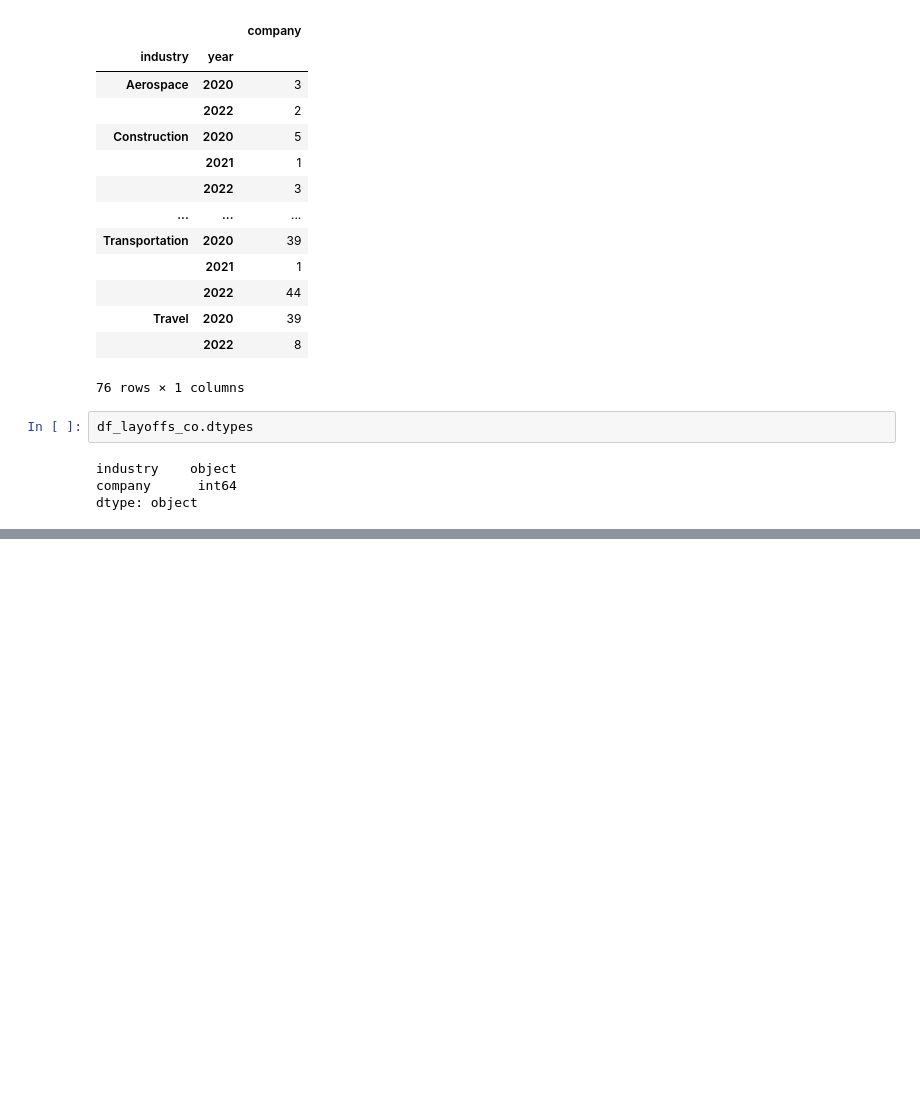
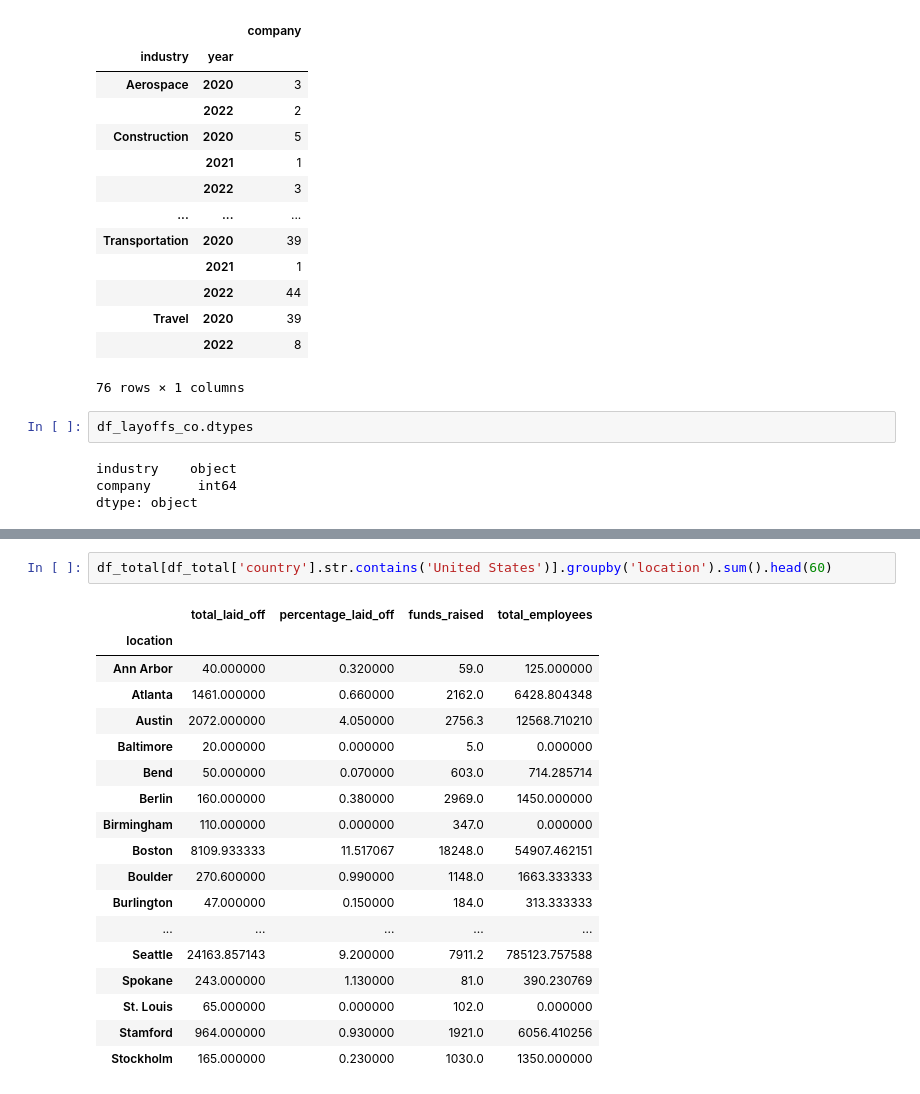
Before and after one commit to jasonphillip/Python_Data_Analysis_Project, a Jupyter notebook: Layoffs Project.ipynb, the cells around one changed output, grey strips where cells are left out. Drawn from its saved outputs; the diff is of its cells as text; blank space fills up the shorter version.

```diff
--- a/Layoffs Project.ipynb
+++ b/Layoffs Project.ipynb
@@ -782,0 +904,21 @@ plt.show()
+# %%
+df_total[df_total['country'].str.contains('United States')].groupby('location').sum().head(60)
+# %% [output]
+|  | total_laid_off | percentage_laid_off | funds_raised | total_employees |
+| location |  |  |  |  |
+| Ann Arbor | 40.000000 | 0.320000 | 59.0 | 125.000000 |
+| Atlanta | 1461.000000 | 0.660000 | 2162.0 | 6428.804348 |
+| Austin | 2072.000000 | 4.050000 | 2756.3 | 12568.710210 |
+| Baltimore | 20.000000 | 0.000000 | 5.0 | 0.000000 |
+| Bend | 50.000000 | 0.070000 | 603.0 | 714.285714 |
+| Berlin | 160.000000 | 0.380000 | 2969.0 | 1450.000000 |
+| Birmingham | 110.000000 | 0.000000 | 347.0 | 0.000000 |
+| Boston | 8109.933333 | 11.517067 | 18248.0 | 54907.462151 |
+| Boulder | 270.600000 | 0.990000 | 1148.0 | 1663.333333 |
+| Burlington | 47.000000 | 0.150000 | 184.0 | 313.333333 |
+| ... | ... | ... | ... | ... |
+| Seattle | 24163.857143 | 9.200000 | 7911.2 | 785123.757588 |
+| Spokane | 243.000000 | 1.130000 | 81.0 | 390.230769 |
+| St. Louis | 65.000000 | 0.000000 | 102.0 | 0.000000 |
+| Stamford | 964.000000 | 0.930000 | 1921.0 | 6056.410256 |
+| Stockholm | 165.000000 | 0.230000 | 1030.0 | 1350.000000 |
```
Also changed, not shown: parts of 67 cells of this notebook.
